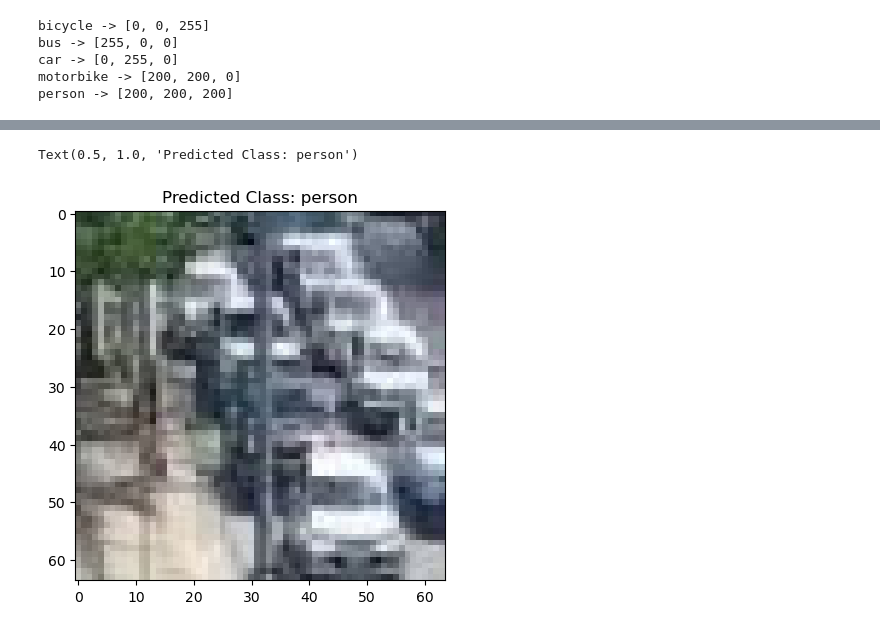
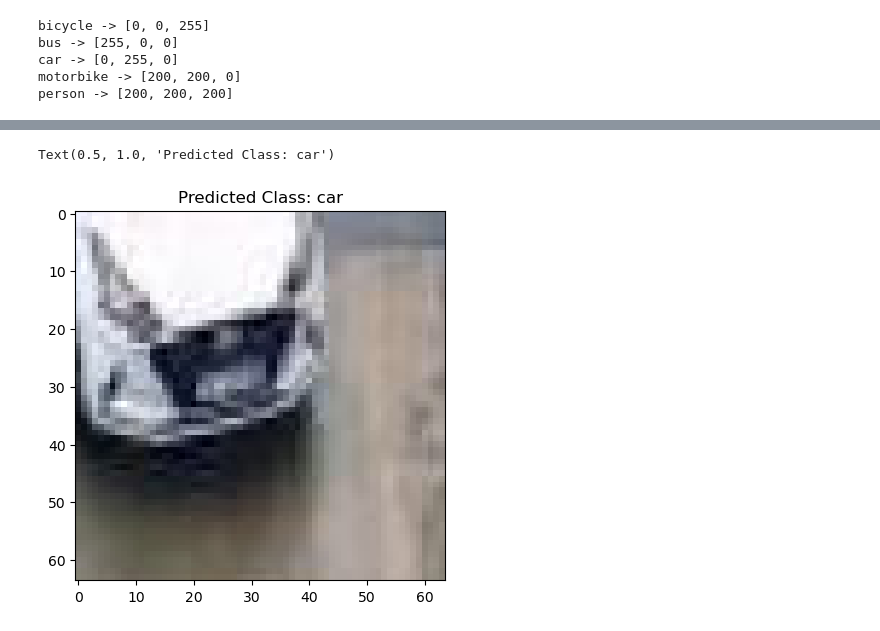
Before and after one commit to AsimWattoo/Traffic_Object_Detection_TensorFlow, a Jupyter notebook: RCNN.ipynb, the cells around one changed output, grey strips where cells are left out. Drawn from its saved outputs; the diff is of its cells as text; code cells hidden in the pictures.

```diff
--- a/RCNN.ipynb
+++ b/RCNN.ipynb
@@ -107,6 +107,6 @@ def resize_region(image, x, y, width, height, new_size = (64, 64)):
     cropped_image = cv2.resize(cropped_image, new_size)
     return cropped_image
 # %%
-cropped_image = resize_region(image, object_coordinates[0])
+cropped_image = resize_region(image, object_coordinates[0][1], object_coordinates[0][2], object_coordinates[0][3], object_coordinates[0][4])
 plt.imshow(cropped_image)
 # %% [output]
@@ -188,11 +189,10 @@ x = Conv2D(32, (3,3), activation='relu')(i)
 x = MaxPooling2D(2, 2)(x)
 x = Conv2D(32, (3,3), activation='relu')(x)
 x = MaxPooling2D(2, 2)(x)
-x = Conv2D(32, (3,3), activation='relu')(x)
-x = MaxPooling2D(2, 2)(x)
 x = Flatten()(x)
-x = Dense(units=1024, activation='relu')(x)
+x = Dense(units=512, activation='relu')(x)
 x = Dense(units=128, activation='relu')(x)
+x = Dense(units=32, activation='relu')(x)
 out = Dense(units=len(classes), activation='softmax', name='classifier')(x)
 model = Model(i, out)
 model.compile(loss={'classifier': 'sparse_categorical_crossentropy'}, optimizer='adam', metrics={'classifier': 'accuracy'})
@@ -402,8 +402,8 @@ rpn = load_model('region_proposal_network.h5')
 classifier = load_model('classification_network.h5')
 # %%
 def detect_objects(image, rpn, classifier):
-    region_ratios = [[3, 2], [2, 1], [3, 1]]
-    region_scales = [16, 24, 32, 40]
+    region_ratios = [[1, 1], [2, 1]]
+    region_scales = [64]
     anchor_point_stride = 30
     anchor_points = generate_anchor_points(image, anchor_point_stride)
     regions = generate_regions(anchor_points, region_ratios, region_scales)
@@ -419,7 +419,7 @@ def detect_objects(image, rpn, classifier):
     final_regions = np.array(final_regions)
     region_images = np.array(region_images)
     region_proposals = rpn.predict(region_images)
-    region_cofidence = 0.99
+    region_cofidence = 0.7
     region_proposals = np.reshape(region_proposals, (-1,))
     target_regions = final_regions[region_proposals > region_cofidence]
     print(f'Proposed Regions: {len(target_regions)} out of {len(final_regions)}')
@@ -427,7 +427,7 @@ def detect_objects(image, rpn, classifier):
     predicted_classes = classifier.predict(target_region_images)
     return target_regions, np.argmax(predicted_classes, axis= 1)
 # %%
-img_index = 21
+img_index = 20
 image, object_coords = load_image(test_folder, test_images, test_labels, img_index)
 plt.imshow(image)
 # %% [output]
@@ -459,9 +459,9 @@ plt.imshow(copied_image)
 # %%
-region_index = 16
+region_index = 19
 selected_region = detected_regions[region_index]
 resized_image =  resize_region(image, selected_region[0], selected_region[1], selected_region[2], selected_region[3])
 plt.imshow(resized_image)
 plt.title(f'Predicted Class: {classes[detected_classes[region_index]]}')
 # %% [output]
-Text(0.5, 1.0, 'Predicted Class: person')
+Text(0.5, 1.0, 'Predicted Class: car')
-[figure, old version]
+[figure, new version]
```
Also changed, not shown: parts of 13 cells of this notebook.
